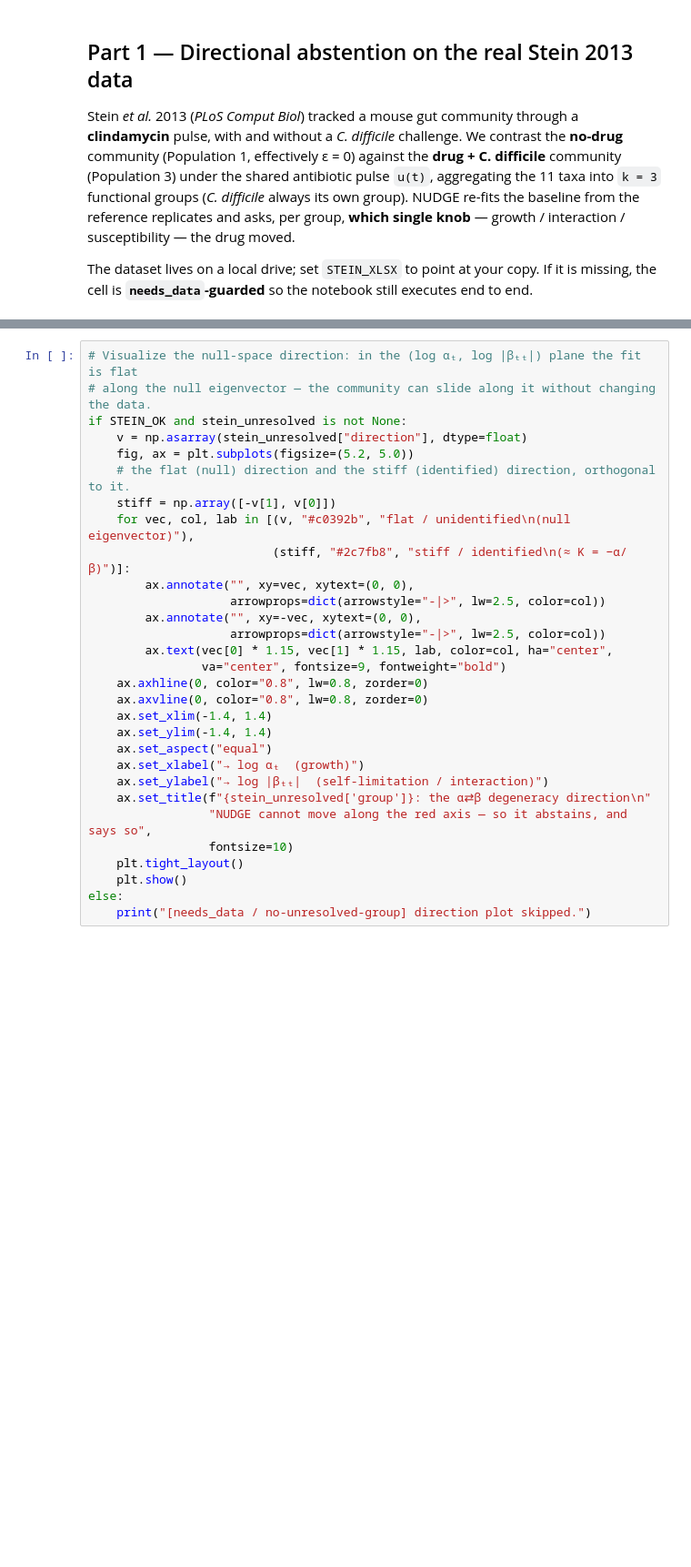
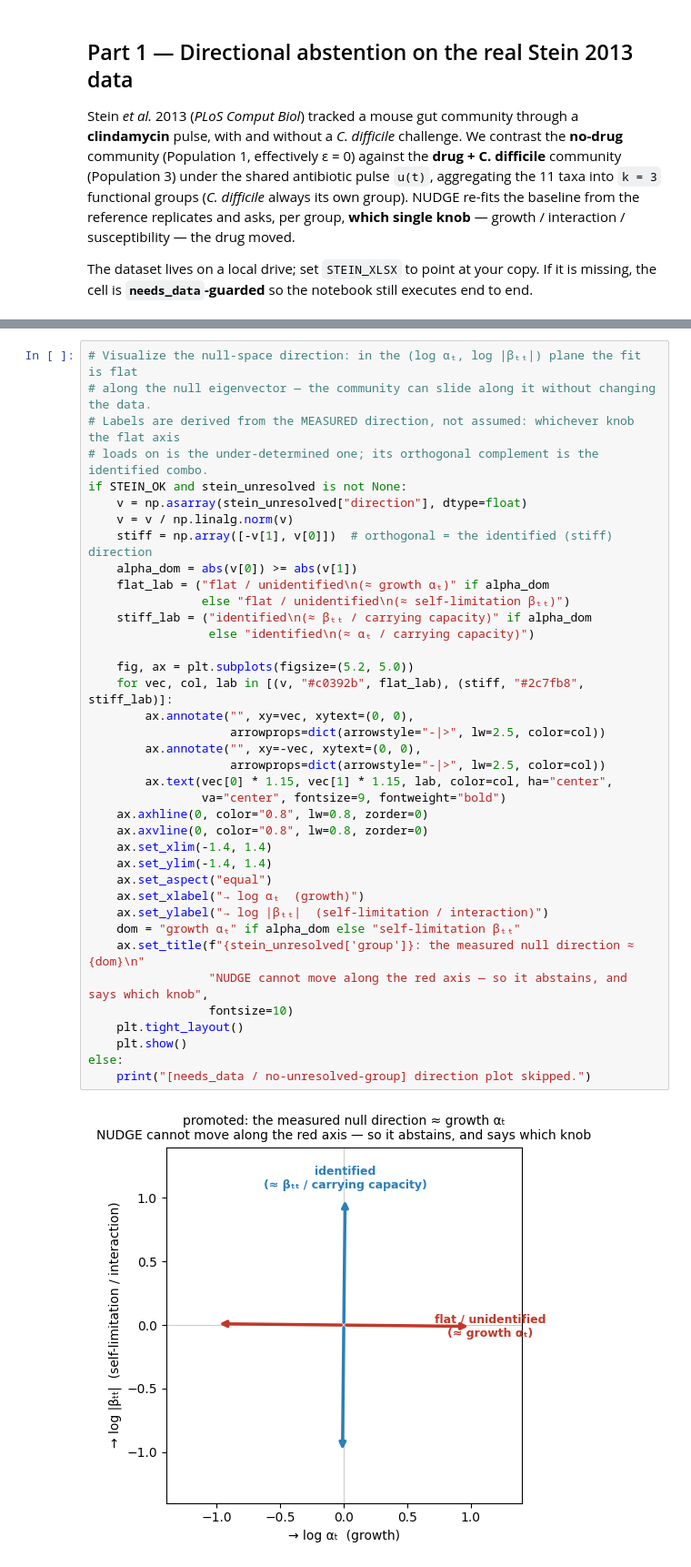
Before and after one commit to NicholasEhsanRoy/NUDGE, a Jupyter notebook: notebooks/gLV_Experimental_Design.ipynb, the cells around one changed output, grey strips where cells are left out. Shown at 91% size. Drawn from its saved outputs; the diff is of its cells as text; blank space fills up the shorter version.

```diff
--- a/notebooks/gLV_Experimental_Design.ipynb
+++ b/notebooks/gLV_Experimental_Design.ipynb
@@ -156,33 +211,43 @@ else:
 # %%
 # Visualize the null-space direction: in the (log αₜ, log |βₜₜ|) plane the fit is flat
 # along the null eigenvector — the community can slide along it without changing the data.
+# Labels are derived from the MEASURED direction, not assumed: whichever knob the flat axis
+# loads on is the under-determined one; its orthogonal complement is the identified combo.
 if STEIN_OK and stein_unresolved is not None:
     v = np.asarray(stein_unresolved["direction"], dtype=float)
+    v = v / np.linalg.norm(v)
+    stiff = np.array([-v[1], v[0]])  # orthogonal = the identified (stiff) direction
+    alpha_dom = abs(v[0]) >= abs(v[1])
+    flat_lab = ("flat / unidentified\n(≈ growth αₜ)" if alpha_dom
+                else "flat / unidentified\n(≈ self-limitation βₜₜ)")
+    stiff_lab = ("identified\n(≈ βₜₜ / carrying capacity)" if alpha_dom
+                 else "identified\n(≈ αₜ / carrying capacity)")
+
     fig, ax = plt.subplots(figsize=(5.2, 5.0))
-    # the flat (null) direction and the stiff (identified) direction, orthogonal to it.
-    stiff = np.array([-v[1], v[0]])
-    for vec, col, lab in [(v, "#c0392b", "flat / unidentified\n(null eigenvector)"),
-                          (stiff, "#2c7fb8", "stiff / identified\n(≈ K = −α/β)")]:
+    for vec, col, lab in [(v, "#c0392b", flat_lab), (stiff, "#2c7fb8", stiff_lab)]:
         ax.annotate("", xy=vec, xytext=(0, 0),
                     arrowprops=dict(arrowstyle="-|>", lw=2.5, color=col))
         ax.annotate("", xy=-vec, xytext=(0, 0),
                     arrowprops=dict(arrowstyle="-|>", lw=2.5, color=col))
         ax.text(vec[0] * 1.15, vec[1] * 1.15, lab, color=col, ha="center",
                 va="center", fontsize=9, fontweight="bold")
     ax.axhline(0, color="0.8", lw=0.8, zorder=0)
     ax.axvline(0, color="0.8", lw=0.8, zorder=0)
     ax.set_xlim(-1.4, 1.4)
     ax.set_ylim(-1.4, 1.4)
     ax.set_aspect("equal")
     ax.set_xlabel("→ log αₜ  (growth)")
     ax.set_ylabel("→ log |βₜₜ|  (self-limitation / interaction)")
-    ax.set_title(f"{stein_unresolved['group']}: the α⇄β degeneracy direction\n"
-                 "NUDGE cannot move along the red axis — so it abstains, and says so",
+    dom = "growth αₜ" if alpha_dom else "self-limitation βₜₜ"
+    ax.set_title(f"{stein_unresolved['group']}: the measured null direction ≈ {dom}\n"
+                 "NUDGE cannot move along the red axis — so it abstains, and says which knob",
                  fontsize=10)
     plt.tight_layout()
     plt.show()
 else:
     print("[needs_data / no-unresolved-group] direction plot skipped.")
+# %% [output]
+[figure, added]
 # %% [markdown]
 ## Part 2 — The sampling-density sweep: *what would it take?*
 
```
Also changed, not shown: parts of 10 cells of this notebook, 2 other files.
